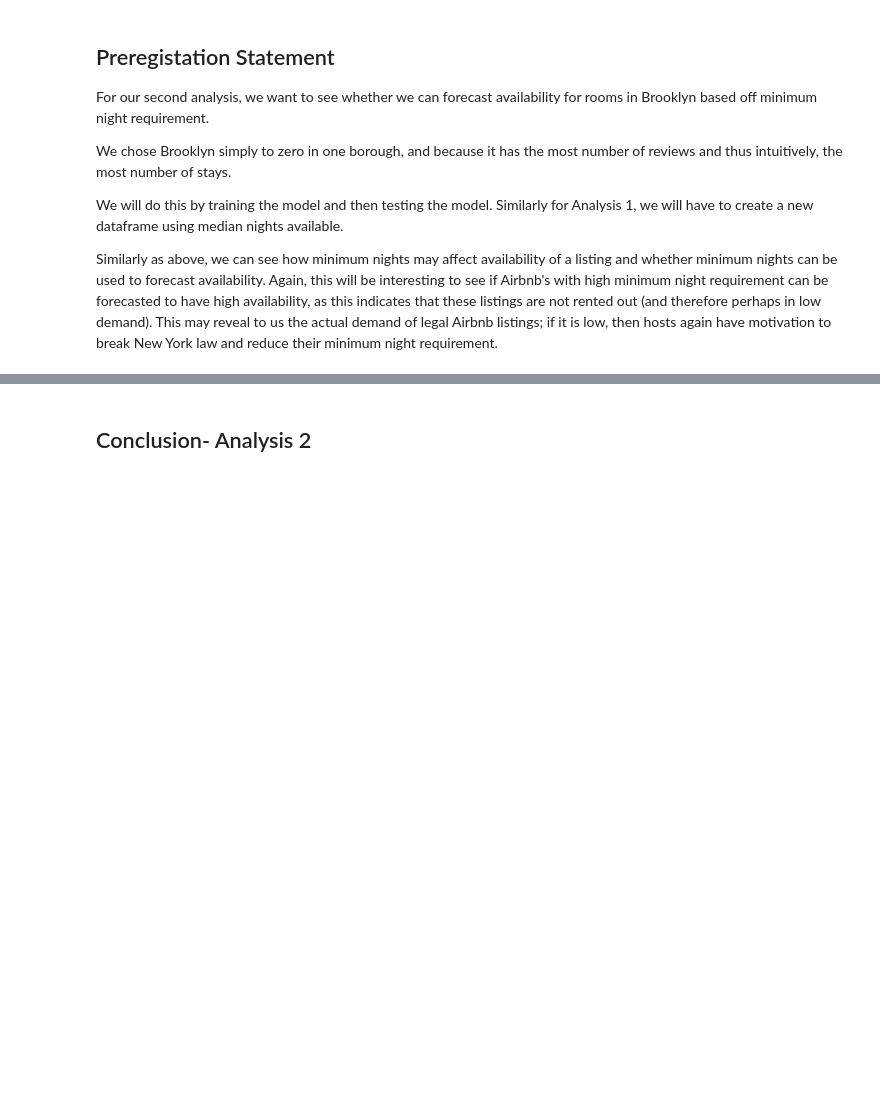
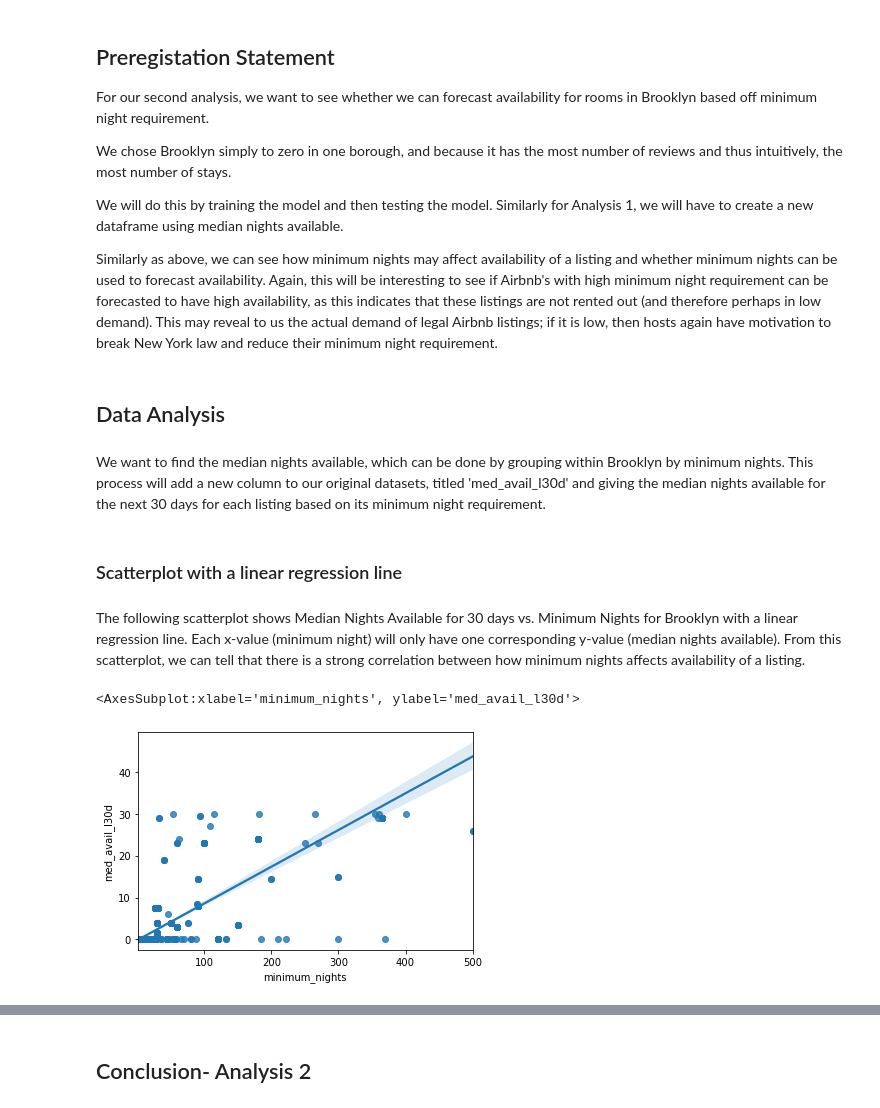
Before and after one commit to eliseburd/INFO2950project, a Jupyter notebook: 2950 Phase 4.ipynb, the cells around one changed output, grey strips where cells are left out. Drawn from its saved outputs; the diff is of its cells as text; code cells hidden in the pictures; blank space fills up the shorter version.

```diff
--- a/2950 Phase 4.ipynb
+++ b/2950 Phase 4.ipynb
@@ -20,6 +20,8 @@ import pandas as pd
 import numpy as np
 import matplotlib.pyplot as plt
 from matplotlib import pyplot
+import seaborn as sns
+
 
 from sklearn.linear_model import LinearRegression
 from scipy import stats
@@ -28,8 +30,10 @@ from sklearn.linear_model import LogisticRegression
 from sklearn.model_selection import train_test_split
 
 ## load cleaned data
-airbnb = pd.read_csv("/Users/eliseburdette/Desktop/airbnb.csv")
-airbnbrev = pd.read_csv("/Users/eliseburdette/Desktop/airbnbreviews.csv")
+##airbnb = pd.read_csv("/Users/eliseburdette/Desktop/airbnb.csv")
+##airbnbrev = pd.read_csv("/Users/eliseburdette/Desktop/airbnbreviews.csv")
+airbnb = pd.read_csv("airbnb.csv")
+airbnbrev = pd.read_csv("airbnbreviews.csv")
 # %% [markdown]
 # Analysis 1- Minimum Nights and Airbnb Price
 # %% [markdown]
@@ -421,3 +425,23 @@ We chose Brooklyn simply to zero in one borough, and because it has the most num
 We will do this by training the model and then testing the model. Similarly for Analysis 1, we will have to create a new dataframe using median nights available.
 
 Similarly as above, we can see how minimum nights may affect availability of a listing and whether minimum nights can be used to forecast availability. Again, this will be interesting to see if Airbnb's with high minimum night requirement can be forecasted to have high availability, as this indicates that these listings are not rented out (and therefore perhaps in low demand). This may reveal to us the actual demand of legal Airbnb listings; if it is low, then hosts again have motivation to break New York law and reduce their minimum night requirement.
+# %% [markdown]
+## Data Analysis
+# %% [markdown]
+We want to find the median nights available, which can be done by grouping within Brooklyn by minimum nights. This process will add a new column to our original datasets, titled 'med_avail_l30d' and giving the median nights available for the next 30 days for each listing based on its minimum night requirement.
+# %%
+airbnb_all = airbnb.copy()
+brooklyn = airbnb_all[airbnb_all['borough']=='Brooklyn']
+brooksub = brooklyn[['minimum_nights', 'avail_l30d']]
+bgroup = brooksub.groupby(['minimum_nights']).median()
+bgroup = bgroup.rename(columns = {'avail_l30d':'med_avail_l30d'})
+abnb_brooklyn = pd.merge(brooklyn,bgroup,on="minimum_nights")
+# %% [markdown]
+### Scatterplot with a linear regression line
+# %% [markdown]
+The following scatterplot shows Median Nights Available for 30 days vs. Minimum Nights for Brooklyn with a linear regression line. Each x-value (minimum night) will only have one corresponding y-value (median nights available). From this scatterplot, we can tell that there is a strong correlation between how minimum nights affects availability of a listing.
+# %%
+sns.regplot(x=abnb_brooklyn.minimum_nights, y=abnb_brooklyn.med_avail_l30d, data=abnb_brooklyn)
+# %% [output]
+<AxesSubplot:xlabel='minimum_nights', ylabel='med_avail_l30d'>
+[figure, added]
```
Also changed, not shown: parts of 15 cells of this notebook.
